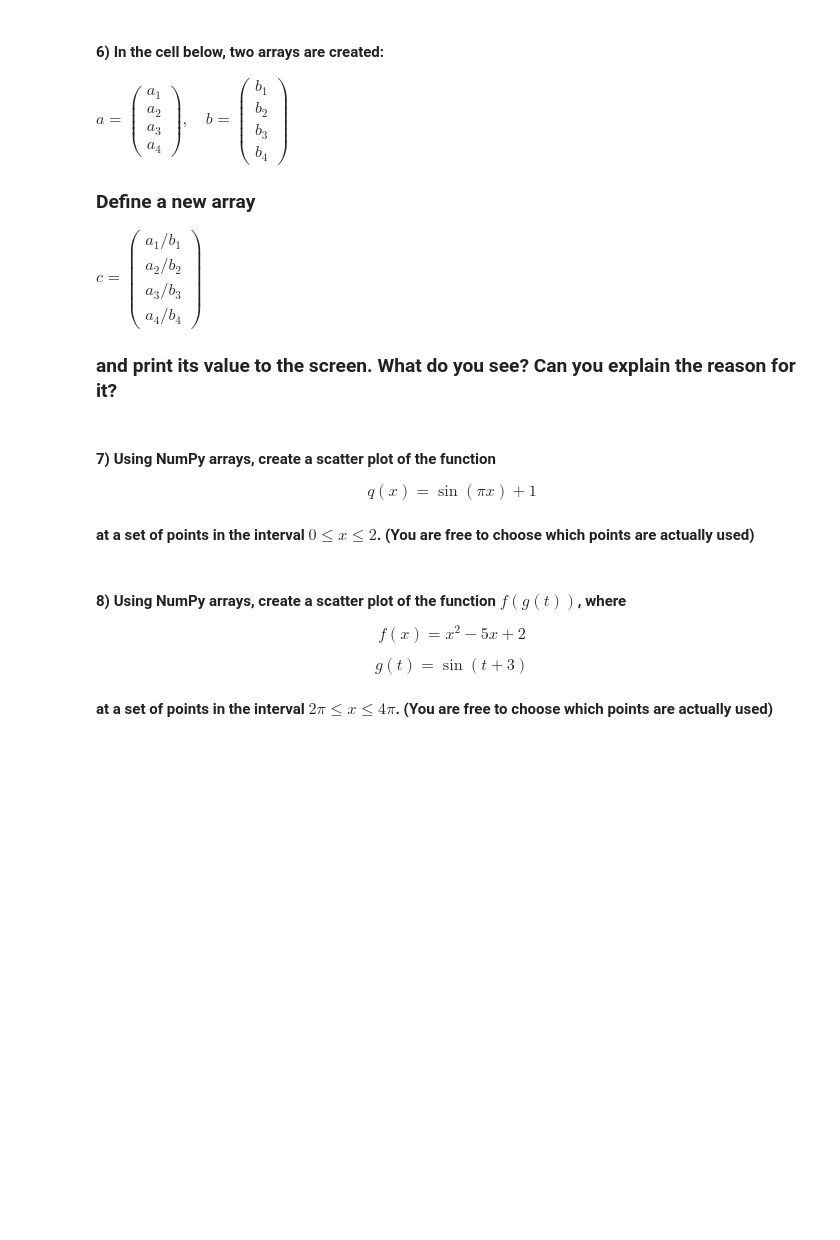
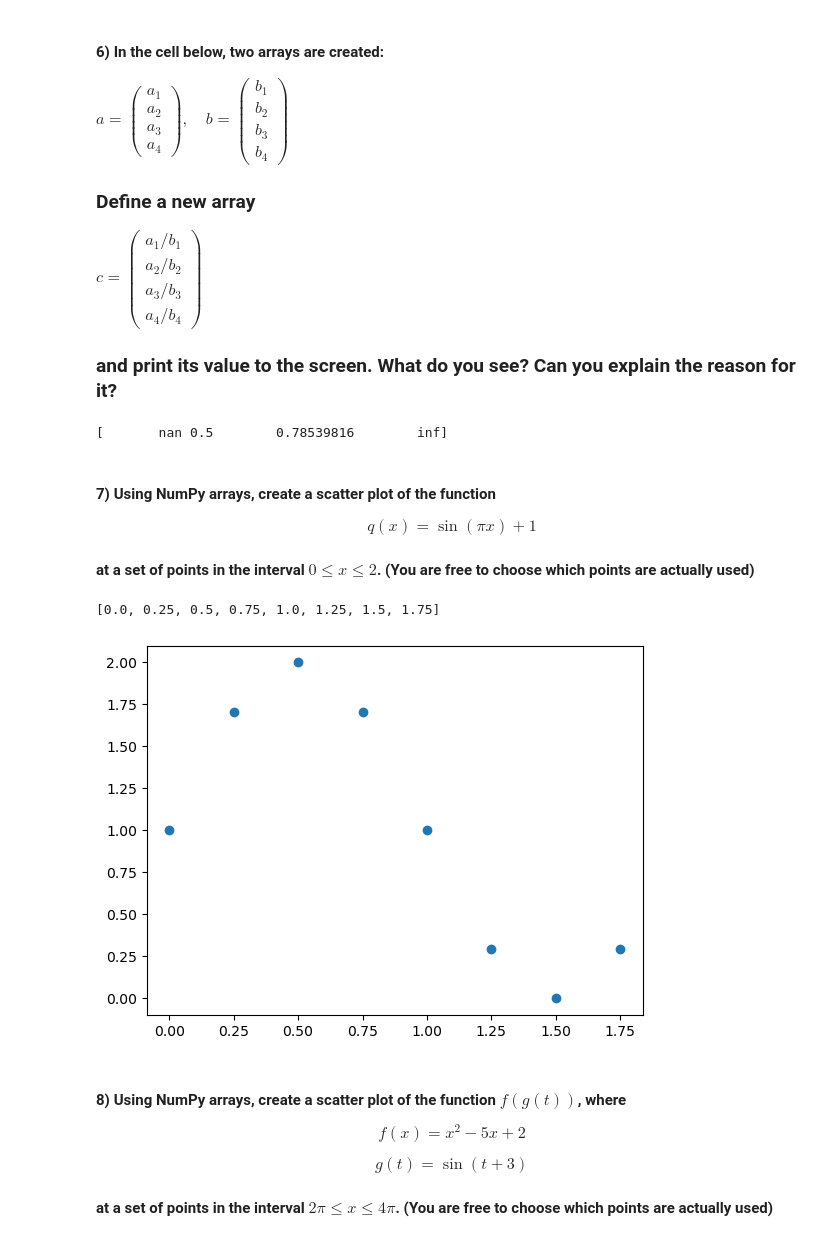
Before and after one commit to AarinSingh1/datasci151-2026, a Jupyter notebook: lecture_06/lecture_06.ipynb, the cells around one changed output. Saved outputs shown, nothing was run; the diff lists cells and outputs as text; code cells hidden in the pictures; blank space fills up the shorter version.

```diff
--- a/lecture_06/lecture_06.ipynb
+++ b/lecture_06/lecture_06.ipynb
@@ -566,7 +585,10 @@ $c = \begin{pmatrix} a_1/b_1\\ a_2/b_2\\ a_3/b_3\\a_4/b_4\end{pmatrix}$
 a = np.array([0, 1.0, np.pi, np.cos(np.pi/12)])
 b = np.array([0, 2.0, 4, 0])
 
-# your code here
+c = a/b
+print(c)
+# %% [output]
+[       nan 0.5        0.78539816        inf]
 # %% [markdown]
 #### **7)** Using NumPy arrays, create a scatter plot of the function
 
@@ -575,6 +597,19 @@ $$q(x) = \sin(\pi x) + 1$$
 #### at a set of points in the interval $0 \leq x \leq 2$. (You are free to choose which points are actually used)
 # %%
 # your code here
+import matplotlib.pyplot as plt
+g = []
+step = 2/8
+for i in range(8):
+    g.append(step * i)
+print (g)
+
+g = np.array(g)
+plt.scatter(x = g, y = np.sin(np.pi * g) + 1)
+plt.show()
+# %% [output]
+[0.0, 0.25, 0.5, 0.75, 1.0, 1.25, 1.5, 1.75]
+[figure, added]
 # %% [markdown]
 #### **8)** Using NumPy arrays, create a scatter plot of the function $f(g(t))$, where
 
```
Also changed, not shown: parts of 6 cells of this notebook, 1 other file.
